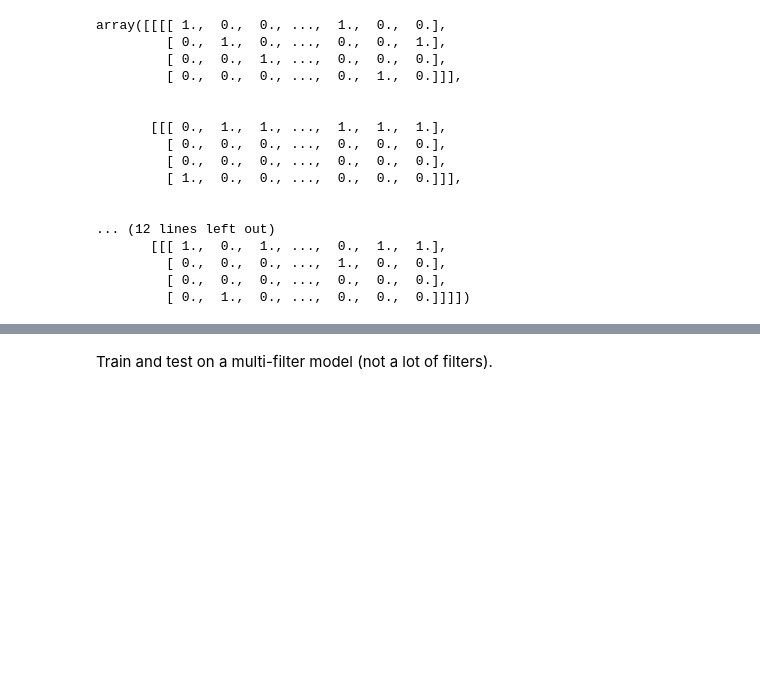
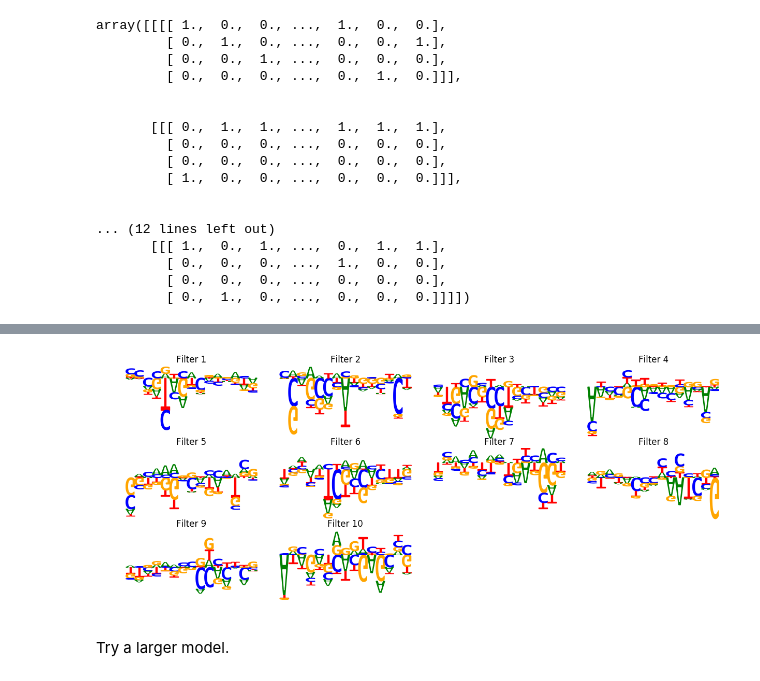
Before and after one commit to irvhsu/cs273b-project, a Jupyter notebook: notebooks/Basic_Dragonn_Models_on_Scaleup.ipynb, the cells around one changed output, grey strips where cells are left out. Saved outputs shown, nothing was run; the diff lists cells and outputs as text; code cells hidden in the pictures; blank space fills up the shorter version.

Commit message:
Added filter visualization.

```diff
--- a/notebooks/Basic_Dragonn_Models_on_Scaleup.ipynb
+++ b/notebooks/Basic_Dragonn_Models_on_Scaleup.ipynb
@@ -140,11 +152,11 @@ def seqs_to_encoded_matrix(seqs):
 - We formulate this as a multi-task learning problem, where each cell type and promoter combo is a task, i.e. the tasks are
 - Some of the normalized scores are too noisy (as determined by the SHARPR software). For now, we only consider a sequence if it has a good measurement for all of the tasks
 # %%
-valid_keys = reduce(
+valid_keys = list(reduce(
     lambda acc, d: acc.intersection(d.keys()),
     data.values()[1:],
     set(data.values()[0].keys())
-)
+))
 
 print "{} sequences have measurements for all tasks.".format(len(valid_keys))
 # %% [output]
@@ -210 +215,5 @@ y_valid = y[-n_valid:,:]
+# %%
+X_train, X_valid, y_train, y_valid = train_test_split(
+    X, y, test_size=0.2, random_state=42
+)
 # %% [markdown]
@@ -212,9 +221,8 @@ Start with the model used in the Dragonn tutorial. Train and plot the train and
 # %%
 model = models.SequenceDNN(
     seq_length=X_train.shape[3],
-    num_filters=[1],
-    conv_width=[45],
-    pool_width=45,
+    num_filters=[10],
+    conv_width=[15],
     num_tasks=y_train.shape[1]
 )
 # %%
@@ -246,5 +274,20 @@ print_loss(model)
-# %% [markdown]
-Train and test on a multi-filter model (not a lot of filters).
+# %%
+def plot_sequence_filters(dnn):
+    fig = plt.figure(figsize=(15, 8))
+    fig.subplots_adjust(hspace=0.1, wspace=0.1)
+    conv_filters = dnn.get_sequence_filters()
+    num_plots_per_axis = int(len(conv_filters)**0.5) + 1
+    for i, conv_filter in enumerate(conv_filters):
+        ax = fig.add_subplot(num_plots_per_axis, num_plots_per_axis, i+1)
+        add_letters_to_axis(ax, conv_filter.T)
+        ax.axis("off")
+        ax.set_title("Filter %s" % (str(i+1)))
+# %%
+plot_sequence_filters(model)
+# %% [output]
+[figure, added]
+# %% [markdown]
+Try a larger model.
 # %%
 multi_filter_model = models.SequenceDNN(
     seq_length=X_train.shape[3],
```
Also changed, not shown: parts of 9 cells of this notebook.
